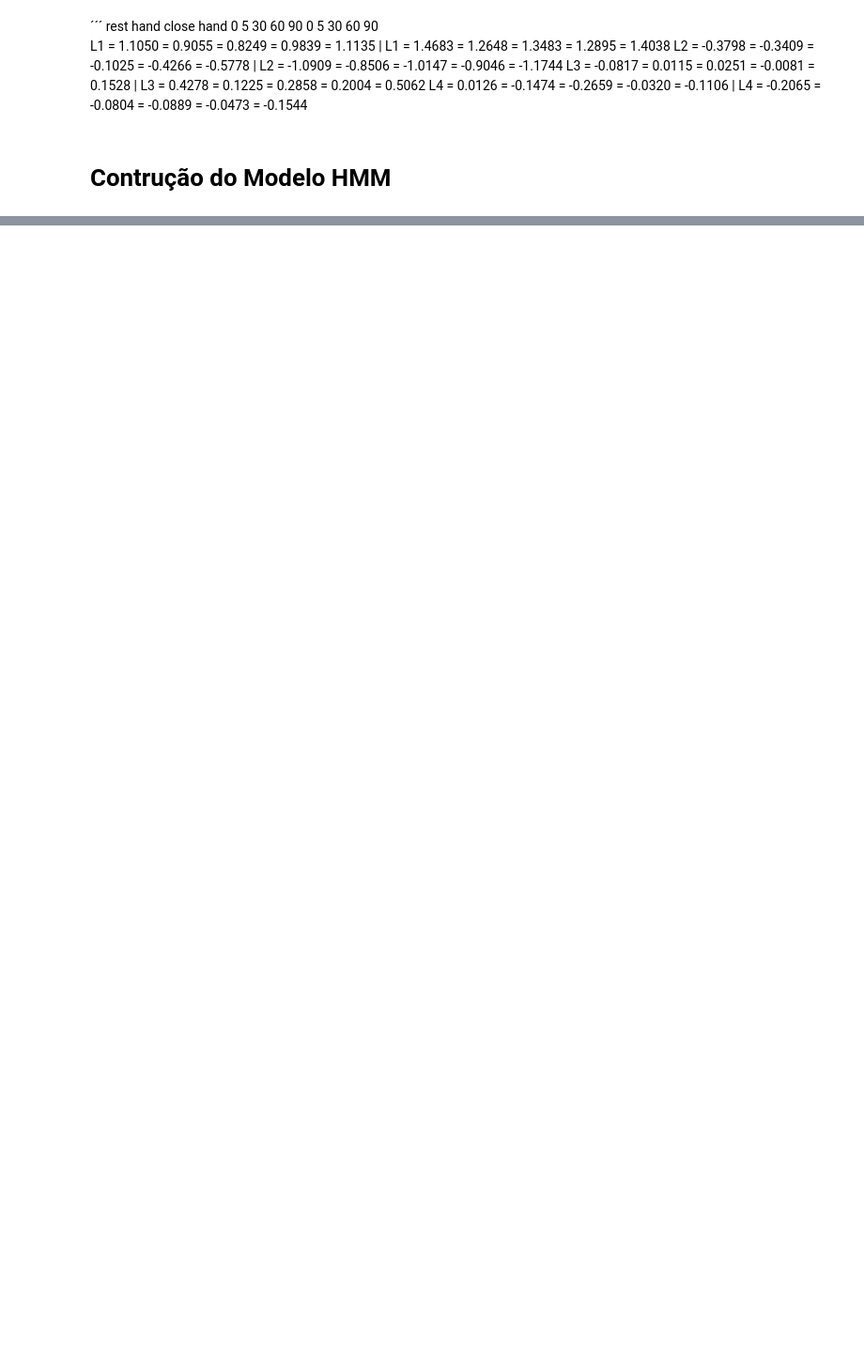
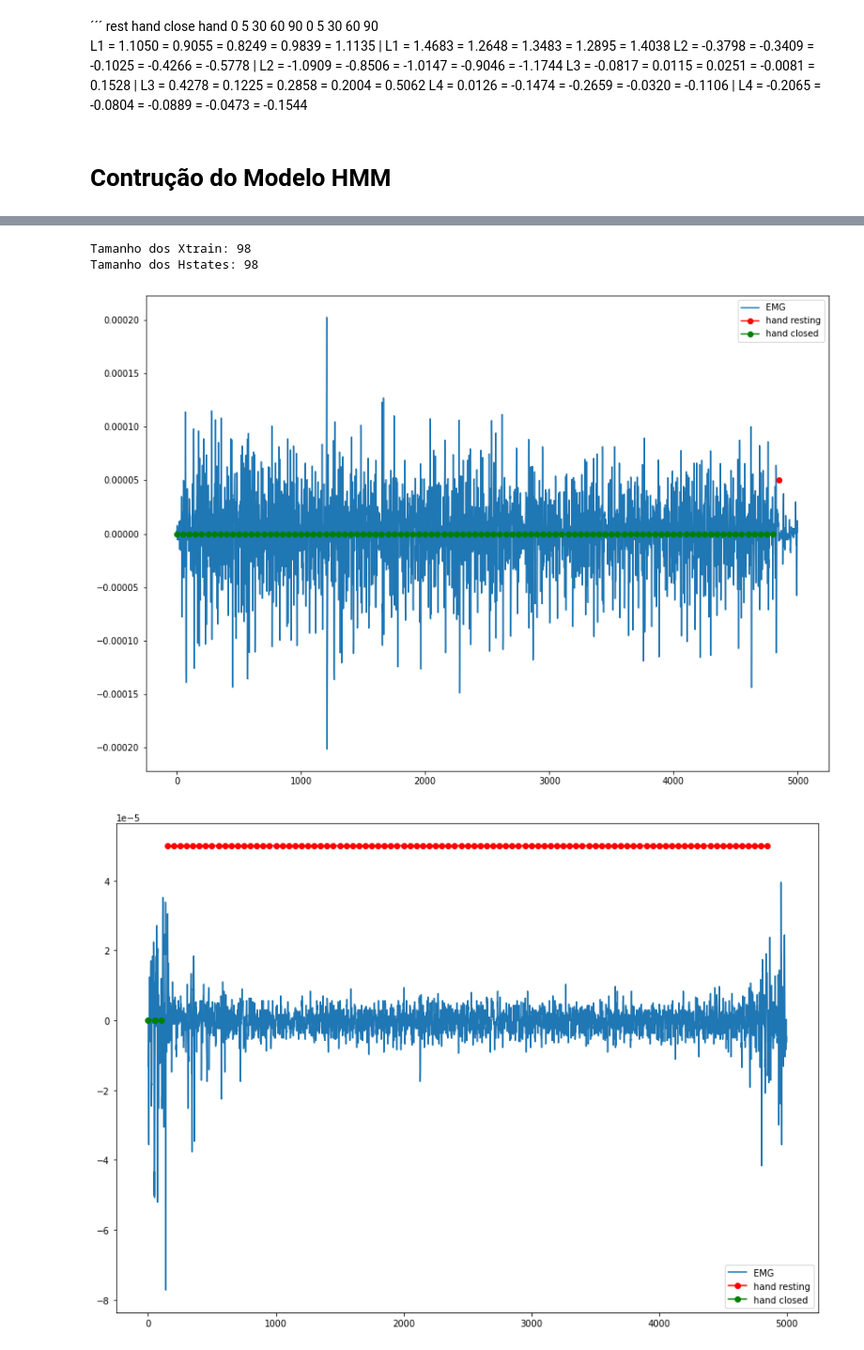
Before and after one commit to raphaelrcb/HMM_Classifier, a Jupyter notebook: HMM.ipynb, the cells around one changed output, grey strips where cells are left out. Shown at 94% size. Saved outputs shown, nothing was run; the diff lists cells and outputs as text; code cells hidden in the pictures; blank space fills up the shorter version.

```diff
--- a/HMM.ipynb
+++ b/HMM.ipynb
@@ -223,0 +230,48 @@ fit_hmm(n_components=2, n_mix=7)
+# %%
+hidden_states = classifier.predict(X_close, len(X_close))
+plot_series = close_hand_series[1].to_numpy()
+
+print ("Tamanho dos Xtrain: " + str(len(X_close)))
+print ("Tamanho dos Hstates: " + str(len(hidden_states)))
+
+plt.figure(figsize=(14,10))
+# print(plot_series.flatten())
+# print(plot_series.size)
+
+plt.plot(np.arange(plot_series.size), plot_series.flatten(), label='EMG')
+
+state_0 = np.ma.masked_where(hidden_states == 0, hidden_states)
+state_1 = np.ma.masked_where(hidden_states == 1, hidden_states)
+
+# plt.plot((np.arange(start=0, stop=len(hidden_states)*window_overlap, step=window_overlap)), (hidden_states)/20000, marker = 'o', linestyle='', c = 'r')
+plt.plot((np.arange(start=0, stop=len(hidden_states)*window_overlap, step=window_overlap)), (state_0)/20000, marker = 'o', c = 'r', label='hand resting')
+plt.plot((np.arange(start=0, stop=len(hidden_states)*window_overlap, step=window_overlap)), (state_1)/20000, marker = 'o', c= 'g', label='hand closed')
+plt.legend()
+plt.show()
+
+
+hidden_states = classifier.predict(X_rest, len(X_rest))
+plot_series = rest_hand_series[1].to_numpy()
+
+# print ("Tamanho dos Xtrain: " + str(len(X_close)))
+# print ("Tamanho dos Hstates: " + str(len(hidden_states)))
+
+plt.figure(figsize=(14,10))
+# print(plot_series.flatten())
+# print(plot_series.size)
+
+plt.plot(np.arange(plot_series.size), plot_series.flatten(), label='EMG')
+
+state_0 = np.ma.masked_where(hidden_states == 0, hidden_states)
+state_1 = np.ma.masked_where(hidden_states == 1, hidden_states)
+
+# plt.plot((np.arange(start=0, stop=len(hidden_states)*window_overlap, step=window_overlap)), (hidden_states)/20000, marker = 'o', linestyle='', c = 'r')
+plt.plot((np.arange(start=0, stop=len(hidden_states)*window_overlap, step=window_overlap)), (state_0)/20000, marker = 'o', c = 'r', label='hand resting')
+plt.plot((np.arange(start=0, stop=len(hidden_states)*window_overlap, step=window_overlap)), (state_1)/20000, marker = 'o', c= 'g', label='hand closed')
+plt.legend()
+plt.show()
+# %% [output]
+Tamanho dos Xtrain: 98
+Tamanho dos Hstates: 98
+[figure, added]
+[figure, added]
```
Also changed, not shown: parts of 7 cells of this notebook.
